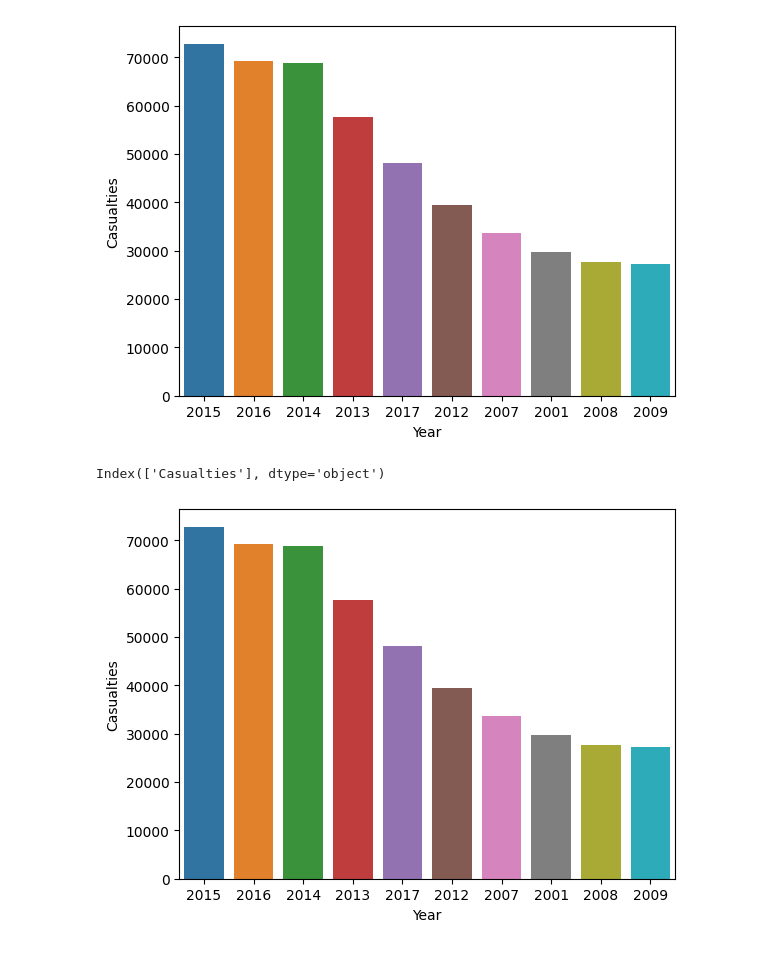
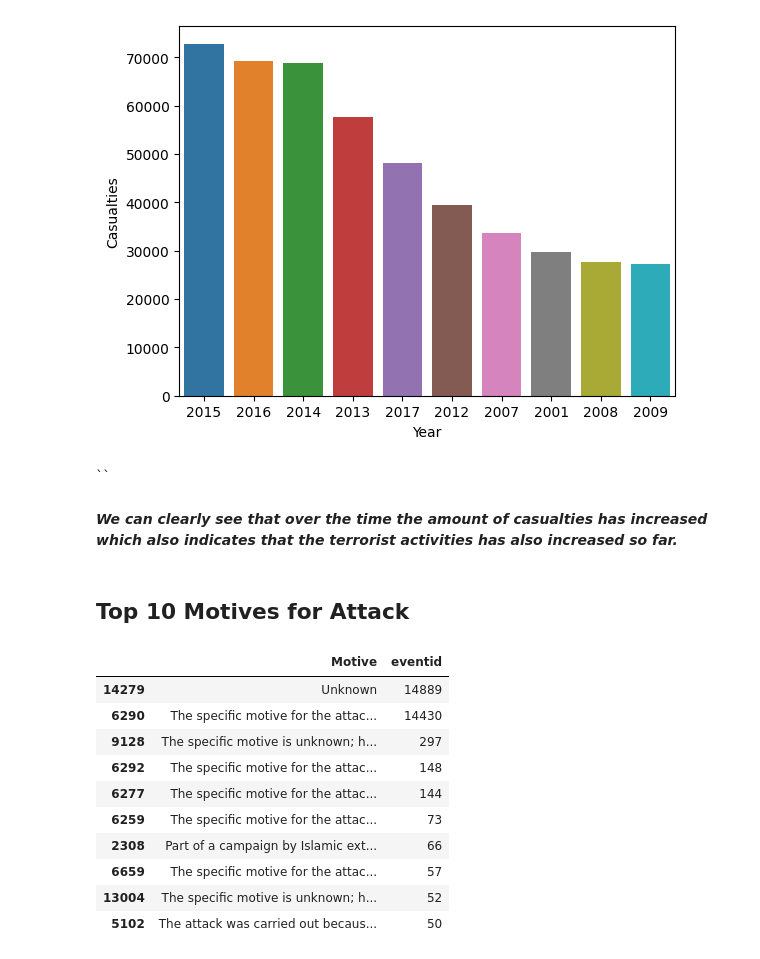
Before and after one commit to Gemini-Abhi/Machine-Learning-projects, a Jupyter notebook: Terrorism Project/Terrorism.ipynb, the cells around one changed output. Cells and saved outputs as stored; diff of their text form; code cells hidden in the pictures.

```diff
--- a/Terrorism Project/Terrorism.ipynb
+++ b/Terrorism Project/Terrorism.ipynb
@@ -382,24 +363,27 @@ sns.barplot(data=Total_Casualties1.head(10),x='Year',y='Casualties',order=Total_
 # %% [output]
 <Axes: xlabel='Year', ylabel='Casualties'>
 [figure]
-# %%
-tt.columns
-# %% [output]
-Index(['Casualties'], dtype='object')
-# %%
-import seaborn as sns
-import matplotlib.pyplot as plt
-
-# Assuming you have Total_Casualties1 DataFrame with 'Year' and 'Casualties' columns
-# Total_Casualties1 = ...
-
-# Sort DataFrame by 'Casualties' column
-Total_Casualties1.sort_values(by='Casualties', ascending=False, inplace=True)
-
-# Create a bar plot using Seaborn with sorted data
-sns.barplot(data=Total_Casualties1.head(10), x='Year', y='Casualties', order=Total_Casualties1['Year'].head(10))
-
-# Show the plot
-plt.show()
-# %% [output]
-[figure, removed]
+# %% [markdown]
+``
+# %% [markdown]
+***We can clearly see that over the time the amount of casualties has increased which also indicates that the terrorist activities has also increased so far.***
+# %% [markdown]
+## Top 10 Motives for Attack
+# %%
+
+motive_data=df2[['eventid','Motive']]
+motive_data=motive_data.groupby(by='Motive').count().reset_index()
+motive_data_top10=motive_data.sort_values(by='eventid',ascending= False)[:10]
+motive_data_top10
+# %% [output]
+|  | Motive | eventid |
+| 14279 | Unknown | 14889 |
+| 6290 | The specific motive for the attac... | 14430 |
+| 9128 | The specific motive is unknown; h... | 297 |
+| 6292 | The specific motive for the attac... | 148 |
+| 6277 | The specific motive for the attac... | 144 |
+| 6259 | The specific motive for the attac... | 73 |
+| 2308 | Part of a campaign by Islamic ext... | 66 |
+| 6659 | The specific motive for the attac... | 57 |
+| 13004 | The specific motive is unknown; h... | 52 |
+| 5102 | The attack was carried out becaus... | 50 |
```
Also changed, not shown: parts of 9 cells of this notebook.
